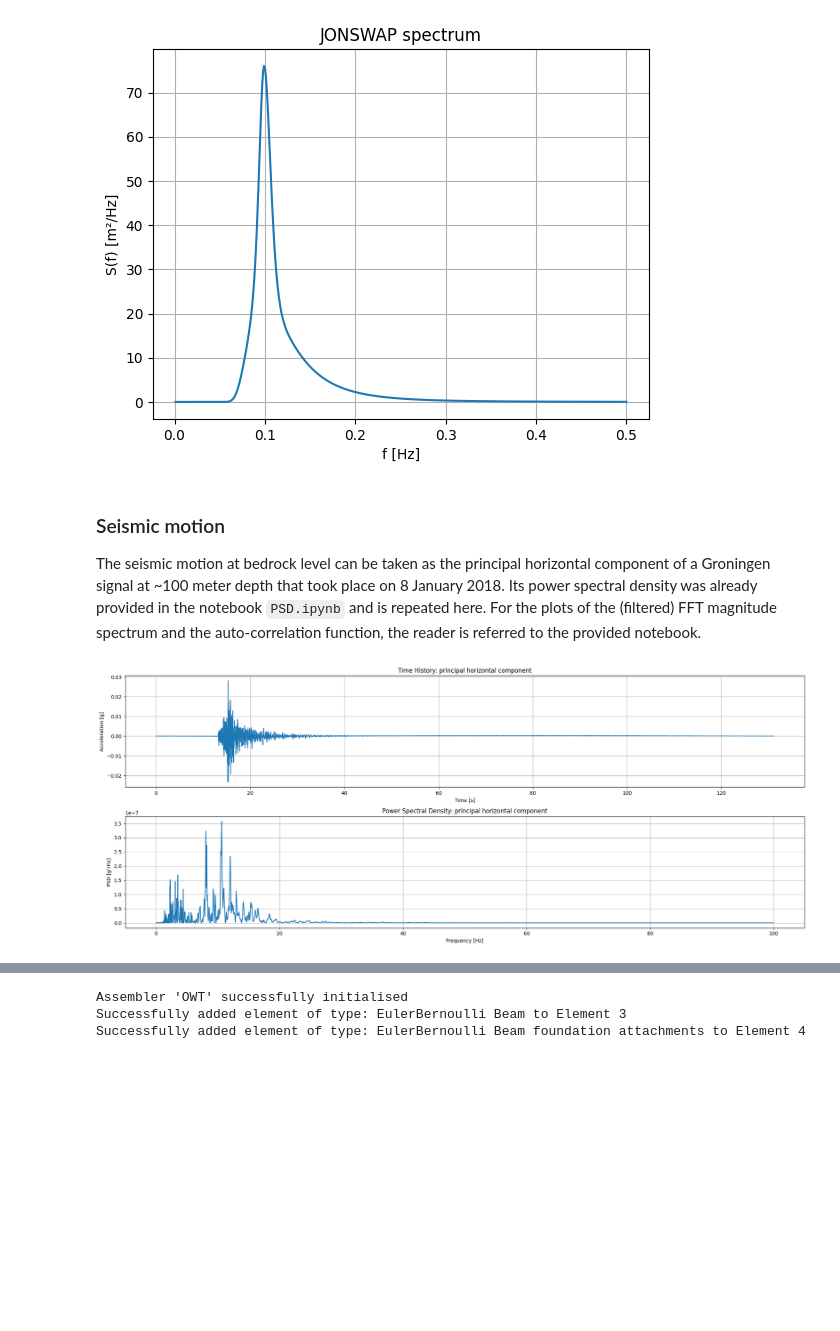
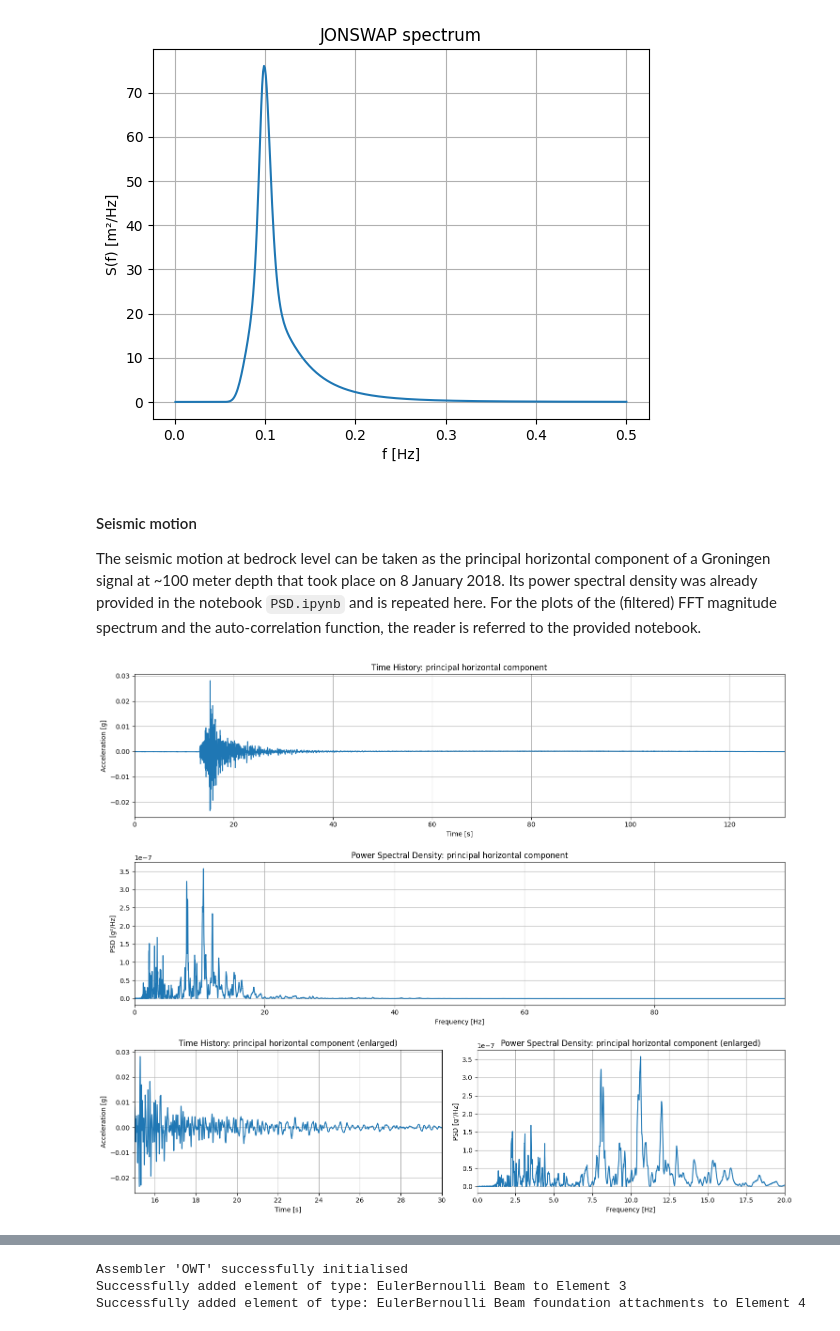
Before and after one commit to Lymone96/CIEM5220-Group2, a Jupyter notebook: 1_SRE/Part 1/CIEM5220_SRE_PW1_2025_MMarissen5381827_GMylonopoulos4807421_BSlingerland5309913_JThomas6276423.ipynb, the cells around one changed output, grey strips where cells are left out. Cells and saved outputs as stored; diff of their text form; code cells hidden in the pictures; blank space fills up the shorter version.

```diff
--- a/1_SRE/Part 1/CIEM5220_SRE_PW1_2025_MMarissen5381827_GMylonopoulos4807421_BSlingerland5309913_JThomas6276423.ipynb
+++ b/1_SRE/Part 1/CIEM5220_SRE_PW1_2025_MMarissen5381827_GMylonopoulos4807421_BSlingerland5309913_JThomas6276423.ipynb
@@ -502,9 +534,11 @@ plt.grid()
 # %% [output]
 [figure]
 # %% [markdown]
-### Seismic motion
+#### Seismic motion
 The seismic motion at bedrock level can be taken as the principal horizontal component of a Groningen signal at ~100 meter depth that took place on 8 January 2018. Its power spectral density was already provided in the notebook `PSD.ipynb` and is repeated here. For the plots of the (filtered) FFT magnitude spectrum and the auto-correlation function, the reader is referred to the provided notebook.
 # %%
+#Defining the power spectral density for the seismic motion
+
 file_path = 'NL.G192..ALL.2018-01-08.dat'
 data = np.loadtxt(file_path)
 
@@ -512,47 +546,66 @@ time = data[:, 0]
 accel = data[:, 1]
 name = 'principal horizontal component'
 
 N = len(accel)
 dt = time[1] - time[0]
 fs = 1/dt
 cutoff = 0.1
 order = 4
 
 # Apply high-pass filter to remove low frequency oscillation
 nyq = 0.5 * fs           # Nyquist frequency
 normal_cutoff = cutoff / nyq
 b, a = butter(order, normal_cutoff, btype='high', analog=False)
 accel_filtered = filtfilt(b, a, accel)
 
 # Calculate correlation
 corr = correlate(accel_filtered, accel_filtered, mode='full') * dt # dt as the definition is the integral over time
 lags = np.arange(-len(accel_filtered) + 1, len(accel_filtered)) * dt
 
 # divide by total bin length
 normalization = np.array([N - abs(lag) for lag in range(-N + 1, N)]) * dt # dt here such to divide each point by total time T(tau) dependent on the finite signal (t2-t1)
 corr = corr / normalization
 
 # Power Spectral Density as fourier transform of the correlation function
 N_psd = len(corr)
-PSD_ground = abs(rfft(corr)) * dt # no multiplication with 2 due to using negative lag as well, just dt to get /Hz
-freq_ground = rfftfreq(len(corr),dt)
+PSD_seism_0 = abs(rfft(corr)) * dt # no multiplication with 2 due to using negative lag as well, just dt to get /Hz
+freq_seism = rfftfreq(len(corr), dt)
 
 # plot
-plt.figure(figsize=(20, 8))
-plt.subplot(2, 1, 1)
-plt.plot(time, accel)
-plt.title(f'Time History: {name}')
-plt.xlabel('Time [s]')
-plt.ylabel('Acceleration [g]')
-plt.grid(True)
+fig = plt.figure(figsize=(15, 12))
+ax1 = plt.subplot2grid((3, 2), (0, 0), colspan=2)
+ax2 = plt.subplot2grid((3, 2), (1, 0), colspan=2)
+ax3 = plt.subplot2grid((3, 2), (2, 0))
+ax4 = plt.subplot2grid((3, 2), (2, 1))
 
-plt.subplot(2, 1, 2)
-plt.plot(freq_ground, PSD_ground)
-plt.title(f"Power Spectral Density: {name}")
-plt.xlabel("Frequency [Hz]")
-plt.ylabel("PSD [g²/Hz]")
-plt.grid(True)
+ax1.plot(time, accel)
+ax1.set_title(f'Time History: {name}')
+ax1.set_xlabel('Time [s]')
+ax1.set_ylabel('Acceleration [g]')
+ax1.set_xlim(0, time[-1])
+ax1.grid(True)
+
+ax2.plot(freq_seism, PSD_seism_0)
+ax2.set_title(f"Power Spectral Density: {name}")
+ax2.set_xlabel("Frequency [Hz]")
+ax2.set_ylabel("PSD [g²/Hz]")
+ax2.set_xlim(0, freq_seism[-1])
+ax2.grid(True)
+
+ax3.plot(time, accel)
+ax3.set_title(f'Time History: {name} (enlarged)')
+ax3.set_xlabel('Time [s]')
+ax3.set_ylabel('Acceleration [g]')
+ax3.set_xlim(15, 30)
+ax3.grid(True)
+
+ax4.plot(freq_seism, PSD_seism_0)
+ax4.set_title(f"Power Spectral Density: {name} (enlarged)")
+ax4.set_xlabel("Frequency [Hz]")
+ax4.set_ylabel("PSD [g²/Hz]")
+ax4.set_xlim(0, 20)
+ax4.grid(True)
 plt.tight_layout()
 # %% [output]
-[figure, old version]
+[figure, new version]
 # %% [markdown]
```
Also changed, not shown: parts of 38 cells of this notebook, 6 other files.
